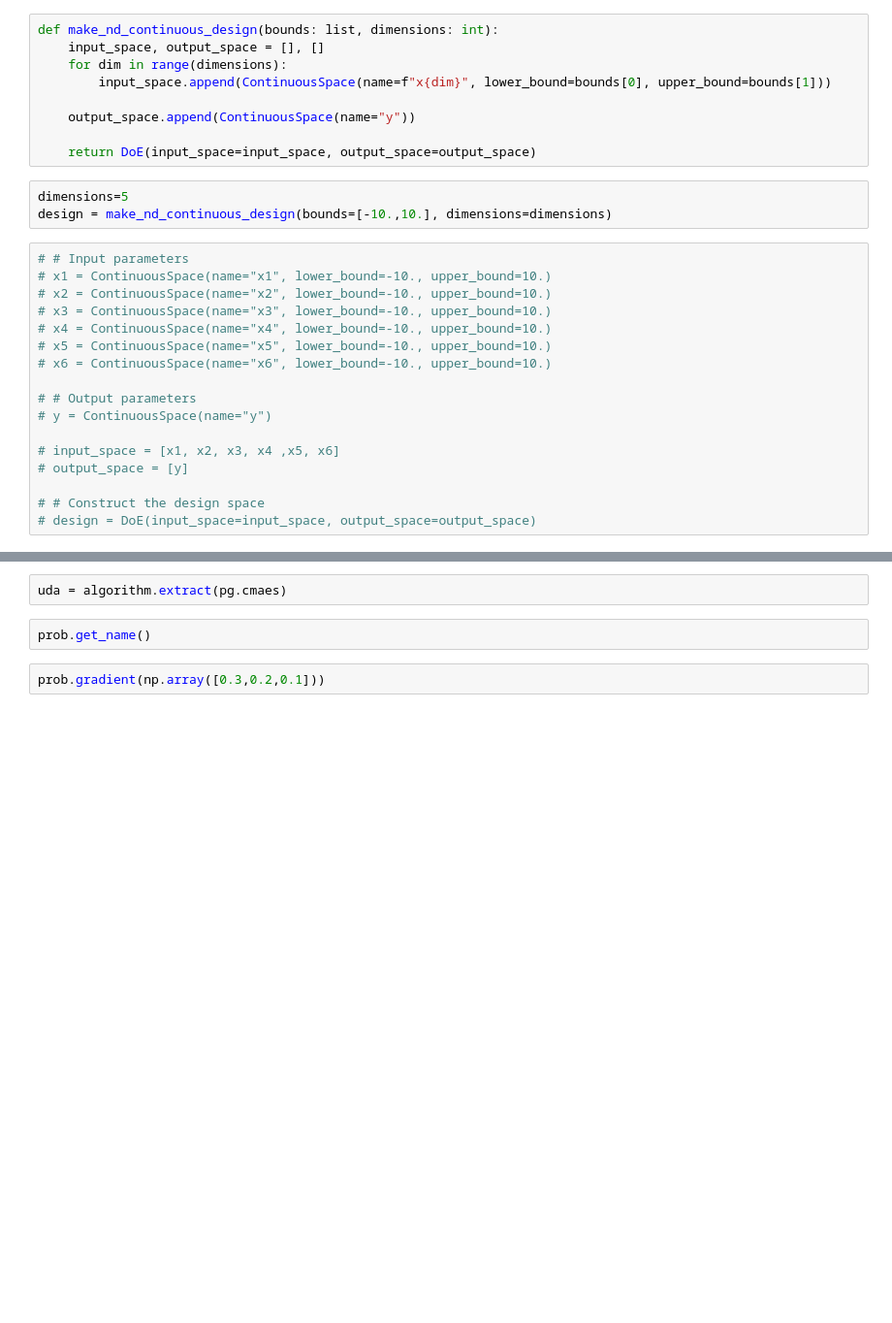
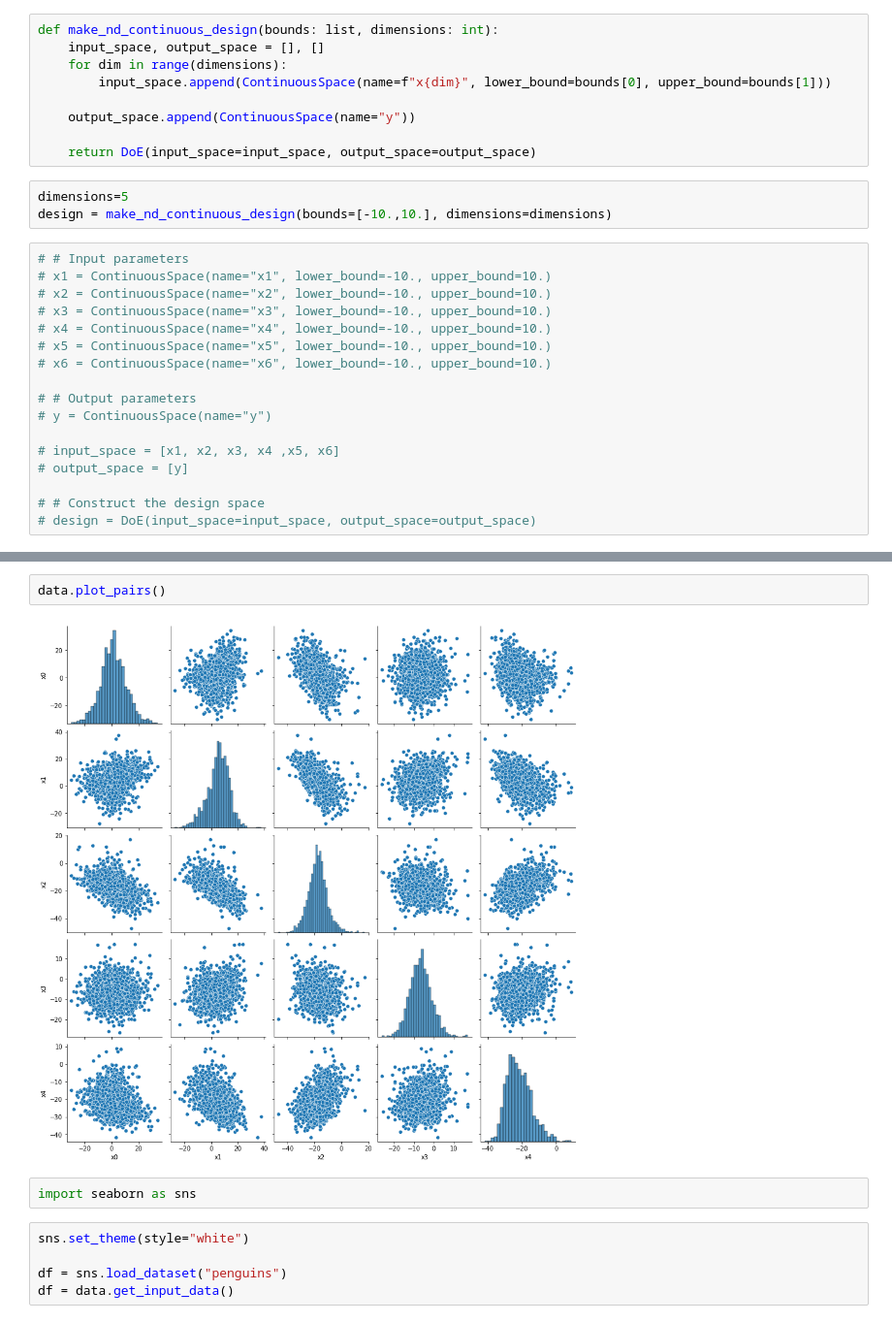
Before and after one commit to bessagroup/f3dasm, a Jupyter notebook: notebooks/pygmo.ipynb, the cells around one changed output, grey strips where cells are left out. Shown at 97% size. Saved outputs shown, nothing was run; the diff lists cells and outputs as text; blank space fills up the shorter version.

```diff
--- a/notebooks/pygmo.ipynb
+++ b/notebooks/pygmo.ipynb
@@ -97,6 +101,11 @@ data.plot(input_par1="x4", input_par2="x3")
-# %%
-uda = algorithm.extract(pg.cmaes)
-# %%
-prob.get_name()
-# %%
-prob.gradient(np.array([0.3,0.2,0.1]))
+# %%
+data.plot_pairs()
+# %% [output]
+[figure, added]
+# %%
+import seaborn as sns
+# %%
+sns.set_theme(style="white")
+
+df = sns.load_dataset("penguins")
+df = data.get_input_data()
```
Also changed, not shown: parts of 7 cells of this notebook, 14 other files.
